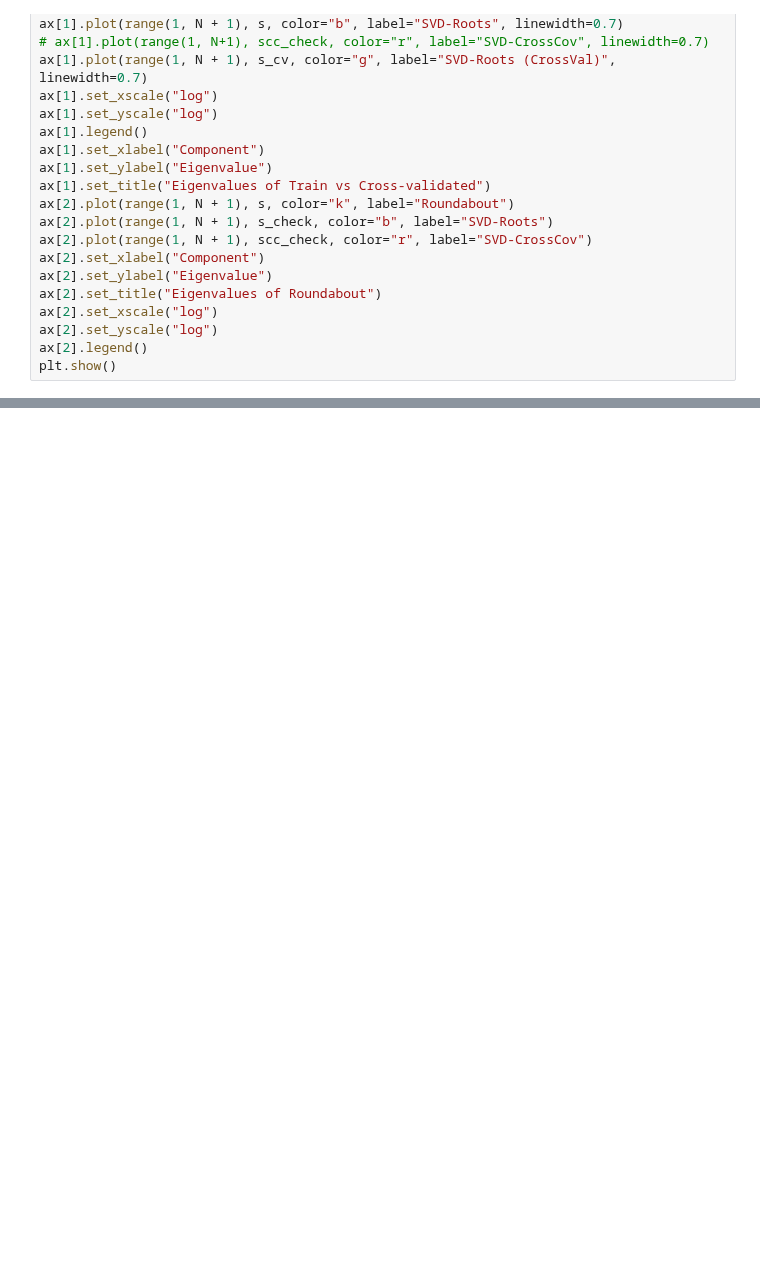
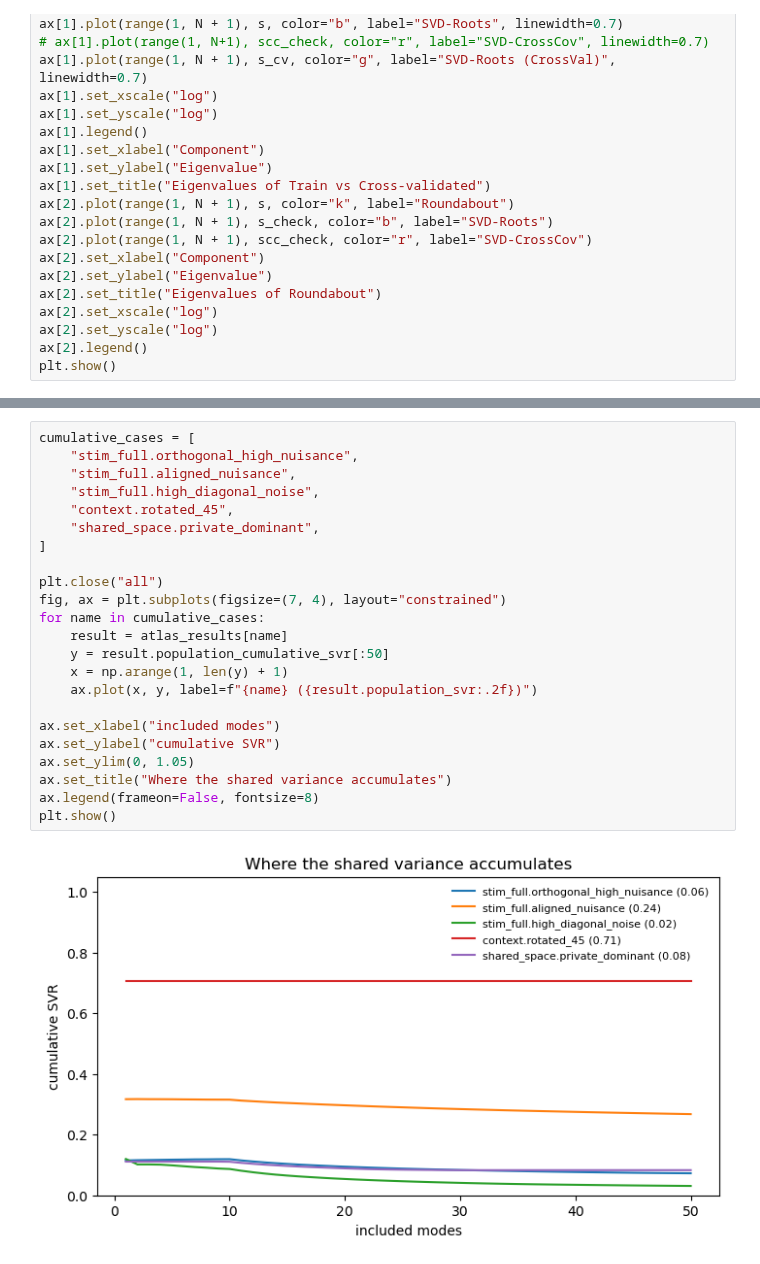
Before and after one commit to landoskape/vrAnalysis, a Jupyter notebook: dimensionality_manuscript/explore_dimensionality.ipynb, the cells around one changed output, grey strips where cells are left out. Drawn from its saved outputs; the diff is of its cells as text; blank space fills up the shorter version.

```diff
--- a/dimensionality_manuscript/explore_dimensionality.ipynb
+++ b/dimensionality_manuscript/explore_dimensionality.ipynb
@@ -519,0 +738,25 @@ plt.show()
+# %%
+cumulative_cases = [
+    "stim_full.orthogonal_high_nuisance",
+    "stim_full.aligned_nuisance",
+    "stim_full.high_diagonal_noise",
+    "context.rotated_45",
+    "shared_space.private_dominant",
+]
+
+plt.close("all")
+fig, ax = plt.subplots(figsize=(7, 4), layout="constrained")
+for name in cumulative_cases:
+    result = atlas_results[name]
+    y = result.population_cumulative_svr[:50]
+    x = np.arange(1, len(y) + 1)
+    ax.plot(x, y, label=f"{name} ({result.population_svr:.2f})")
+
+ax.set_xlabel("included modes")
+ax.set_ylabel("cumulative SVR")
+ax.set_ylim(0, 1.05)
+ax.set_title("Where the shared variance accumulates")
+ax.legend(frameon=False, fontsize=8)
+plt.show()
+# %% [output]
+[figure, added]
```
Also changed, not shown: parts of 13 cells of this notebook, 3 other files.
